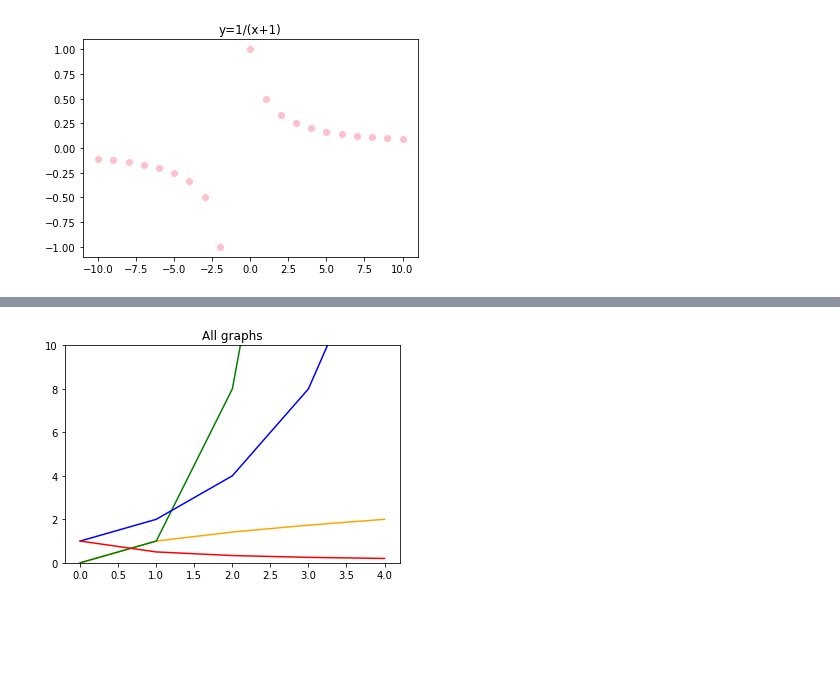
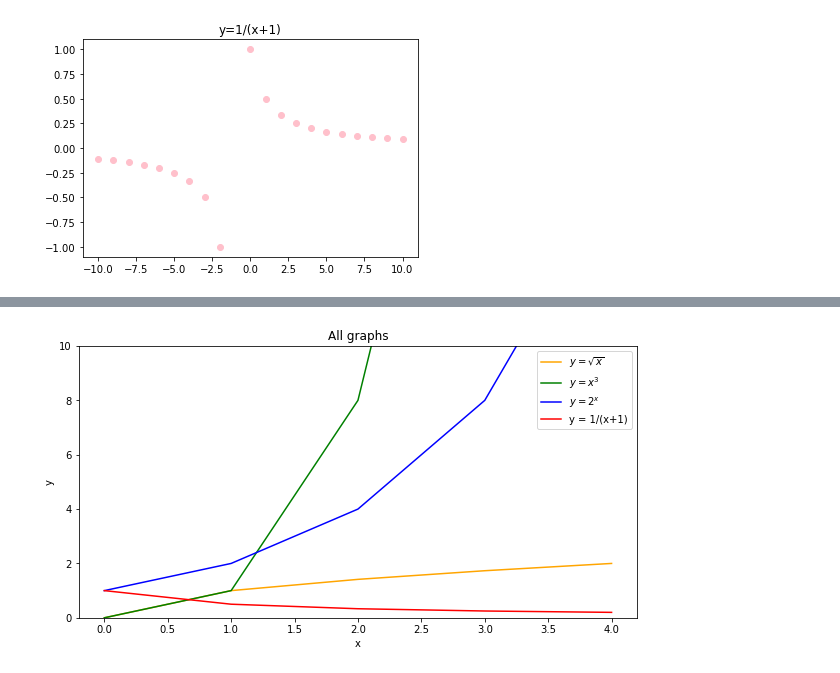
Before and after one commit to annah-vu/numpy-pandas-visualization-exercises, a Jupyter notebook: matplotlib_exercises.ipynb, the cells around one changed output, grey strips where cells are left out. Cells and saved outputs as stored; diff of their text form; code cells hidden in the pictures; blank space fills up the shorter version.

```diff
--- a/matplotlib_exercises.ipynb
+++ b/matplotlib_exercises.ipynb
@@ -101,16 +129,20 @@ plt.show()
 # %%
-#3.) Combine the figures you created in the last step into one large figure with 4 subplots.
+#4.) Combine the figures you created in the last step into one figure where each of the 4 equations has a different color for the points. Be sure to include a legend and an appropriate title for the figure.
+plt.figure(figsize = (10,5))
 x = list(range(0,5))
 y2 = [(n**(1/2)) for n in x]
 y3 = [n**3 for n in x]
 y4 = [2**n for n in x]
 y5 = [1/(n+1) for n in x]
-plt.plot(x, y2, c='orange')
-plt.plot(x, y3, c='green')
-plt.plot(x, y4, c='blue')
-plt.plot(x, y5, c = 'red')
+plt.plot(x, y2, c='orange', label = '$y=\sqrt{x}$')
+plt.plot(x, y3, c='green', label = '$y = x^3$')
+plt.plot(x, y4, c='blue', label = '$y= 2^x$')
+plt.plot(x, y5, c = 'red', label = 'y = 1/(x+1)')
 plt.ylim(0,10)
+plt.xlabel('x')
+plt.ylabel('y')
 plt.title("All graphs")
+plt.legend()
 plt.show()
 # %% [output]
-[figure, old version]
+[figure, new version]
```
Also changed, not shown: parts of 4 cells of this notebook, 1 other file.
